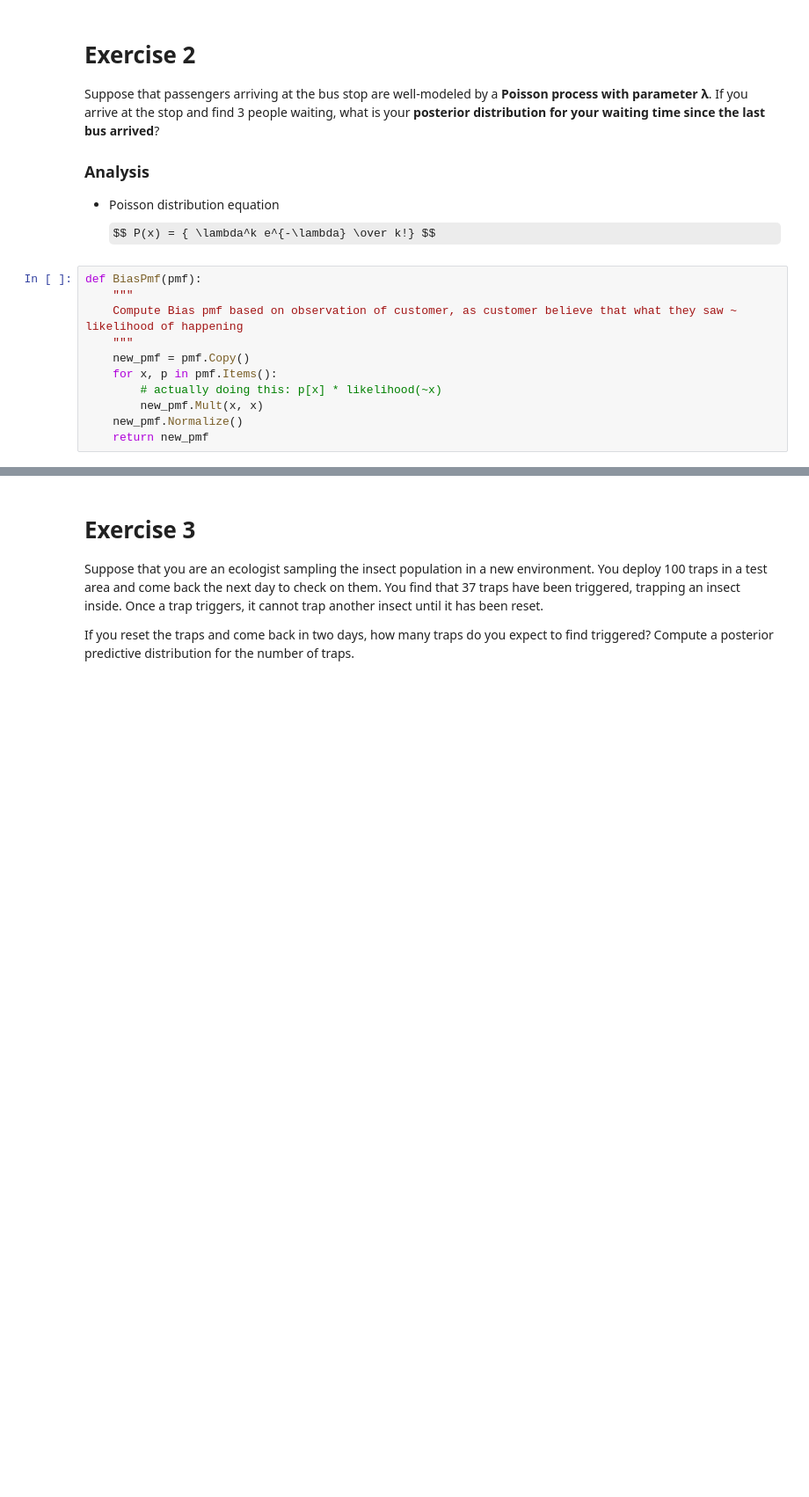
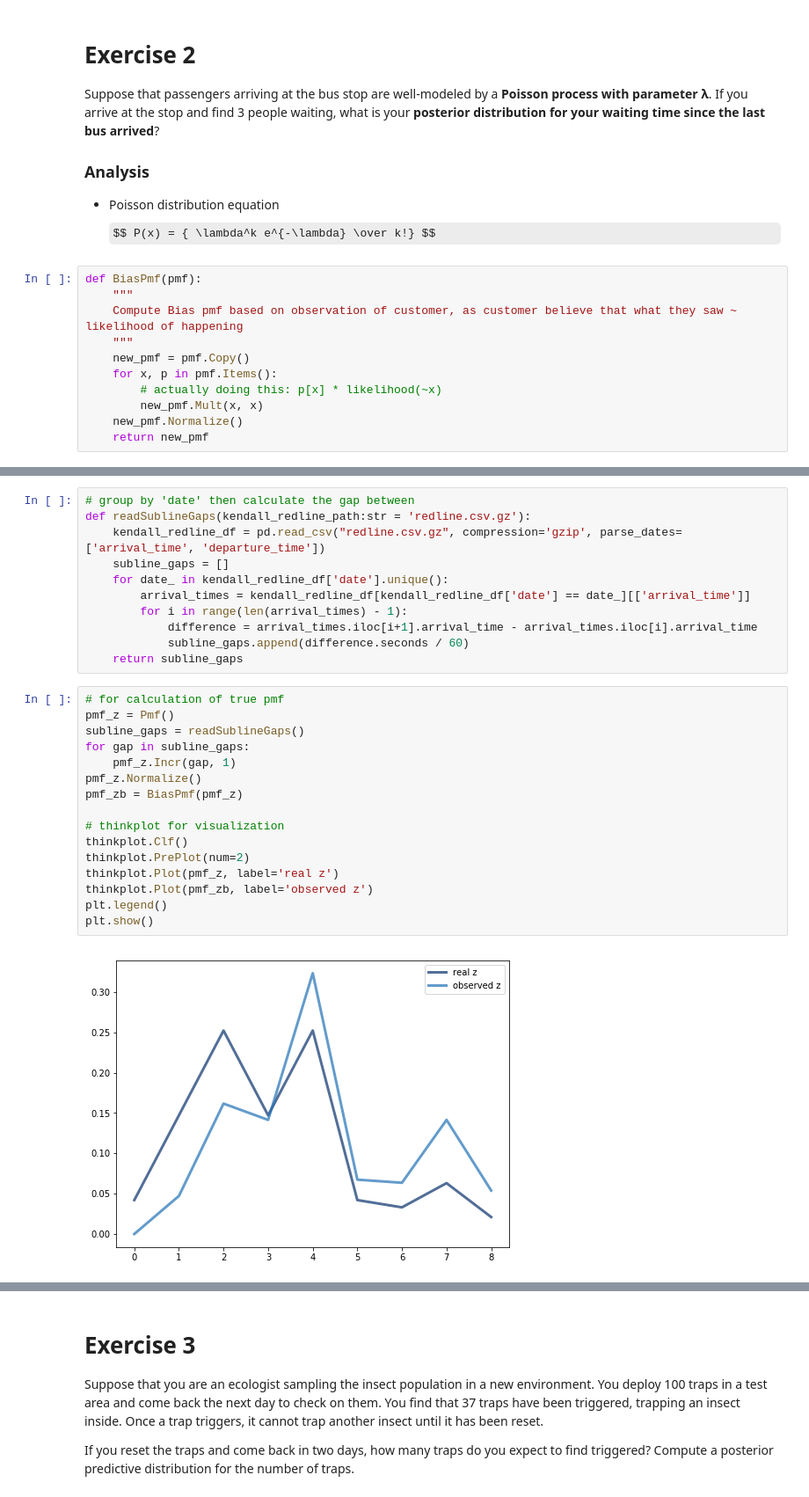
Before and after one commit to llv22/thinkbayes, a Jupyter notebook: chapter7/chapter7_exercises.ipynb, the cells around one changed output, grey strips where cells are left out. Shown at 88% size. Saved outputs shown, nothing was run; the diff lists cells and outputs as text; some formulas as TeX source; blank space fills up the shorter version.

```diff
--- a/chapter7/chapter7_exercises.ipynb
+++ b/chapter7/chapter7_exercises.ipynb
@@ -86,0 +87,29 @@ TypeError: Can't instantiate abstract class Suite with abstract methods Likeliho
+# %%
+# group by 'date' then calculate the gap between
+def readSublineGaps(kendall_redline_path:str = 'redline.csv.gz'):
+    kendall_redline_df = pd.read_csv("redline.csv.gz", compression='gzip', parse_dates=['arrival_time', 'departure_time'])
+    subline_gaps = []
+    for date_ in kendall_redline_df['date'].unique():
+        arrival_times = kendall_redline_df[kendall_redline_df['date'] == date_][['arrival_time']]
+        for i in range(len(arrival_times) - 1):
+            difference = arrival_times.iloc[i+1].arrival_time - arrival_times.iloc[i].arrival_time
+            subline_gaps.append(difference.seconds / 60)
+    return subline_gaps
+# %%
+# for calculation of true pmf
+pmf_z = Pmf()
+subline_gaps = readSublineGaps()
+for gap in subline_gaps:
+    pmf_z.Incr(gap, 1)
+pmf_z.Normalize()
+pmf_zb = BiasPmf(pmf_z)
+
+# thinkplot for visualization
+thinkplot.Clf()
+thinkplot.PrePlot(num=2)
+thinkplot.Plot(pmf_z, label='real z')
+thinkplot.Plot(pmf_zb, label='observed z')
+plt.legend()
+plt.show()
+# %% [output]
+[figure, added]
```
Also changed, not shown: parts of 7 cells of this notebook, 2 other files.
